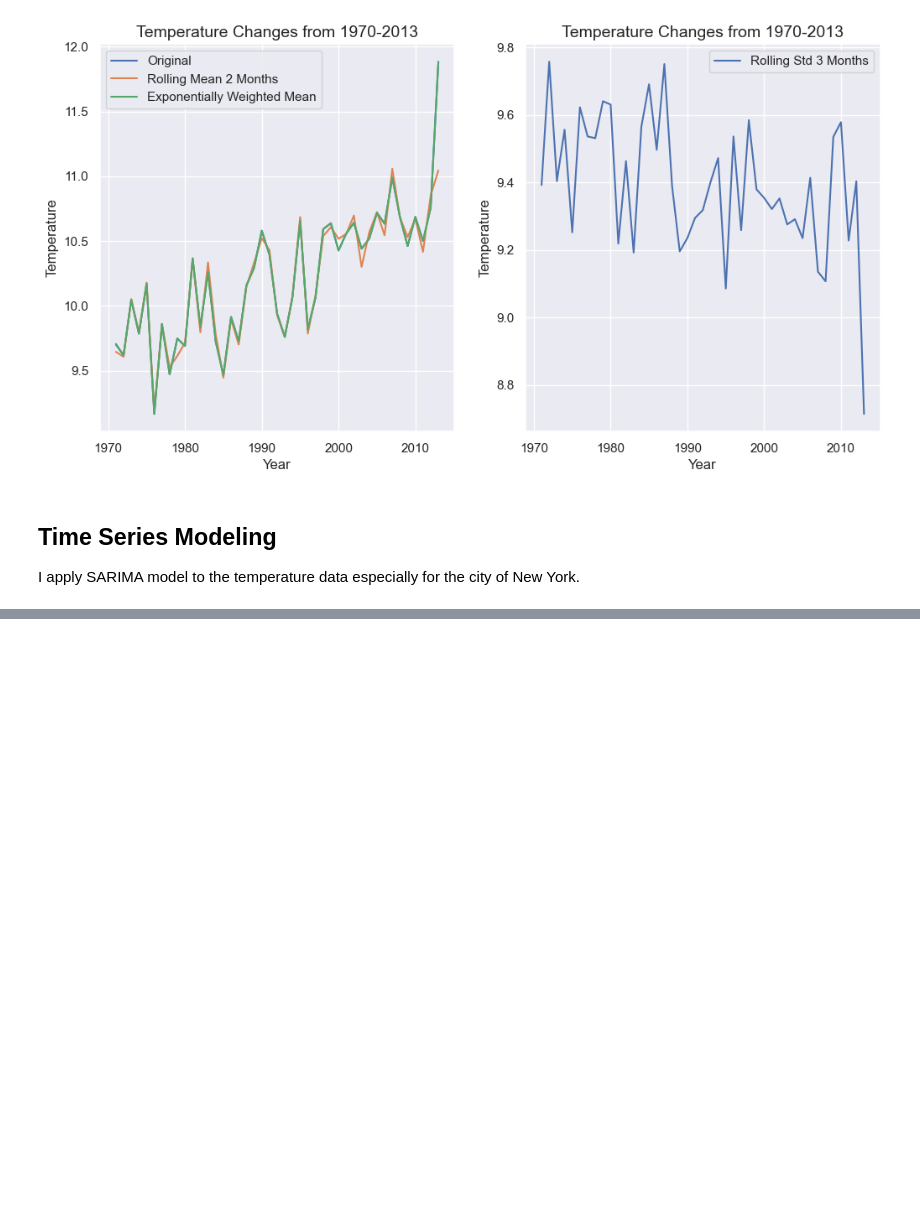
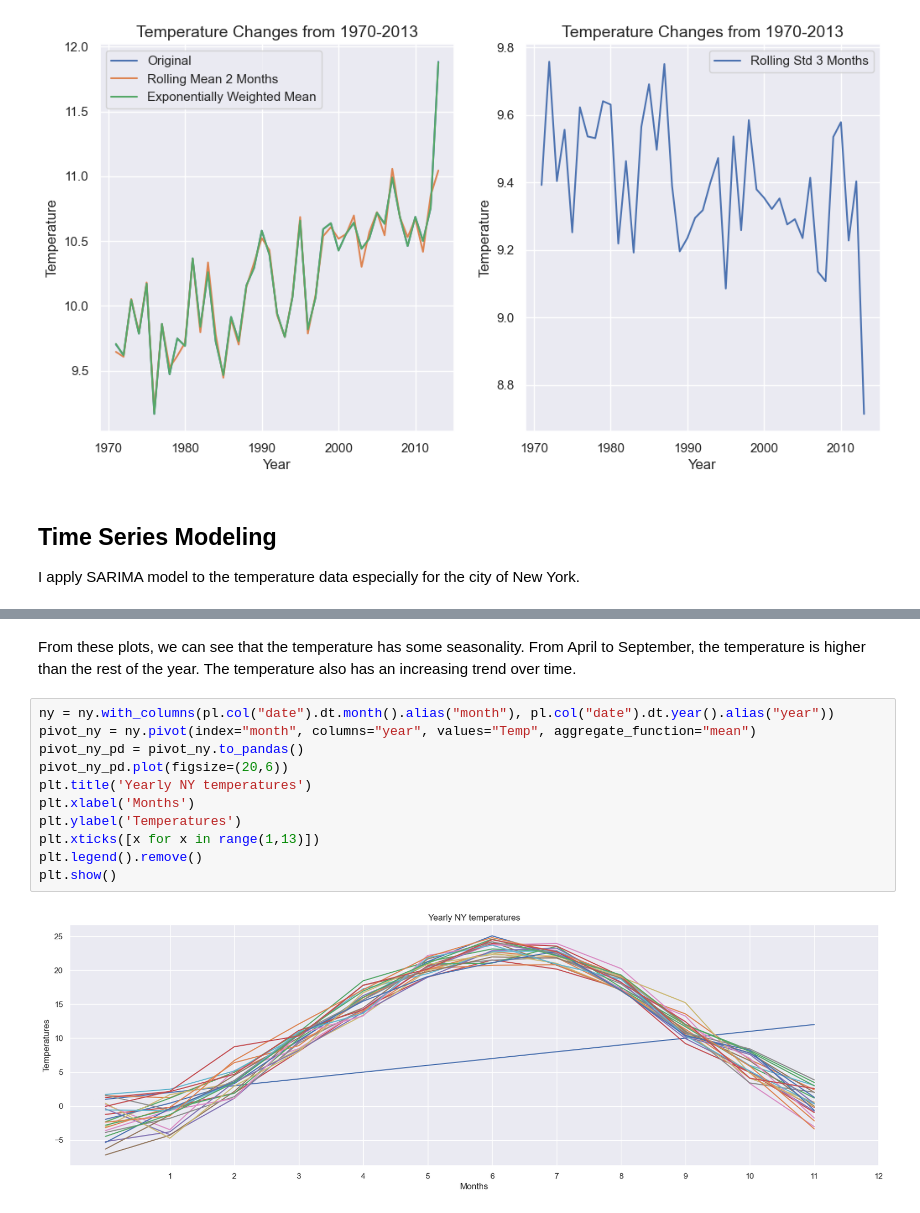
Before and after one commit to idsts2670/climate-change-analysis, a Jupyter notebook: climate_change.ipynb, the cells around one changed output, grey strips where cells are left out. Drawn from its saved outputs; the diff is of its cells as text; blank space fills up the shorter version.

```diff
--- a/climate_change.ipynb
+++ b/climate_change.ipynb
@@ -308,0 +348,15 @@ plt.show()
+# %% [markdown]
+From these plots, we can see that the temperature has some seasonality. From April to September, the temperature is higher than the rest of the year. The temperature also has an increasing trend over time.
+# %%
+ny = ny.with_columns(pl.col("date").dt.month().alias("month"), pl.col("date").dt.year().alias("year"))
+pivot_ny = ny.pivot(index="month", columns="year", values="Temp", aggregate_function="mean")
+pivot_ny_pd = pivot_ny.to_pandas()
+pivot_ny_pd.plot(figsize=(20,6))
+plt.title('Yearly NY temperatures')
+plt.xlabel('Months')
+plt.ylabel('Temperatures')
+plt.xticks([x for x in range(1,13)])
+plt.legend().remove()
+plt.show()
+# %% [output]
+[figure, added]
```
Also changed, not shown: parts of 15 cells of this notebook.
